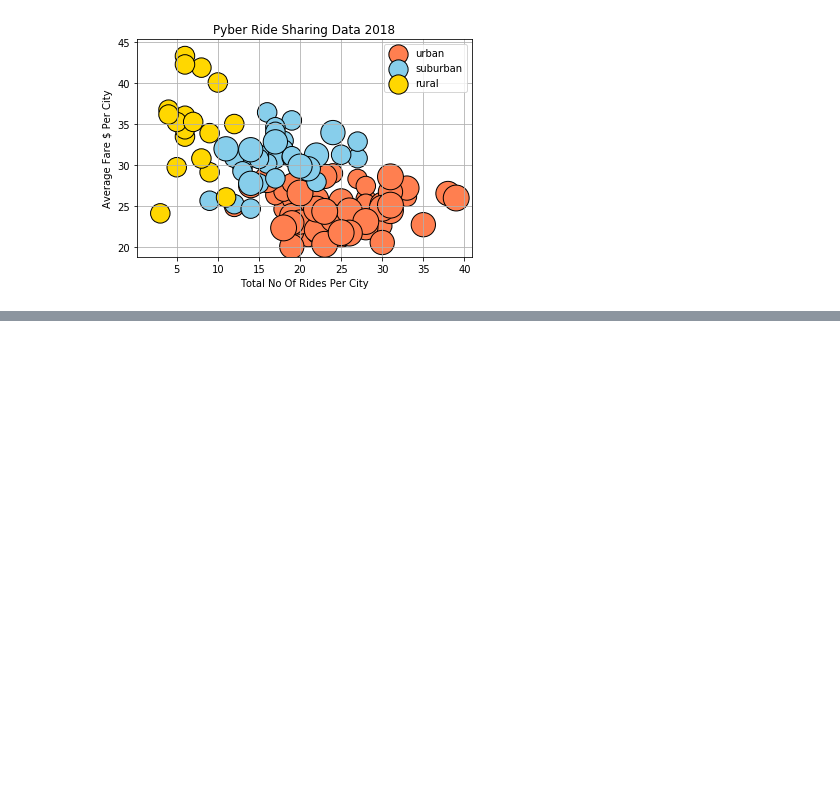
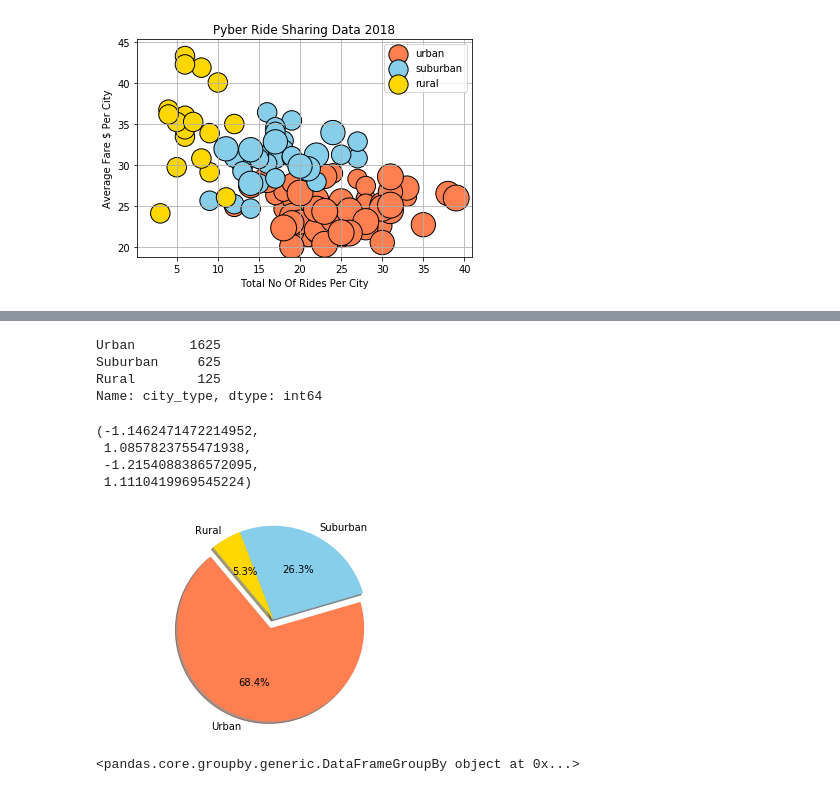
Before and after one commit to Nithyusha07/Matpotlib-challenge, a Jupyter notebook: PyBer.ipynb, the cells around one changed output, grey strips where cells are left out. Drawn from its saved outputs; the diff is of its cells as text; code cells hidden in the pictures; blank space fills up the shorter version.

```diff
--- a/PyBer.ipynb
+++ b/PyBer.ipynb
@@ -211,3 +211,7 @@ plt.grid(True)
 plt.show()
 # %% [output]
 [figure]
+# %%
+# Using .rename(columns={}) in order to rename columns
+combined_data_df = combined_data_df.rename(columns={"type":"city_type"})
+combined_data_df.head()
@@ -213,0 +225,37 @@ plt.show()
+# %%
+# Total No of Rides per City Type
+total_rides_per_citytype = combined_data_df["city_type"].value_counts()
+total_rides_per_citytype
+# %% [output]
+Urban       1625
+Suburban     625
+Rural        125
+Name: city_type, dtype: int64
+# %%
+city_type = ["Urban", "Suburban", "Rural"]
+colors = ["coral","skyblue","gold"]
+explode = (0.1,0,0)
+title = "Total Rides By City Types"
+
+# Tell matplotlib to create a pie chart based upon the above data
+plt.pie(total_rides_per_citytype, explode=explode, labels=city_type, colors=colors,
+        autopct="%1.1f%%", shadow=True, startangle=130)
+# Create axes which are equal so we have a perfect circle
+plt.axis("equal")
+# %% [output]
+(-1.1462471472214952,
+ 1.0857823755471938,
+ -1.2154088386572095,
+ 1.1110419969545224)
+[figure, added]
+# %%
+# Using GroupBy in order to separate the data into fields according to "City Type" values
+grouped_city_df = combined_data_df.groupby(['city_type'])
+
+# The object returned is a "GroupBy" object and cannot be viewed normally...
+print(grouped_city_df)
+
+# In order to be visualized, a data function must be used...
+# grouped_city_df.sum()
+# %% [output]
+<pandas.core.groupby.generic.DataFrameGroupBy object at 0x...>
```
Also changed, not shown: parts of 8 cells of this notebook.
